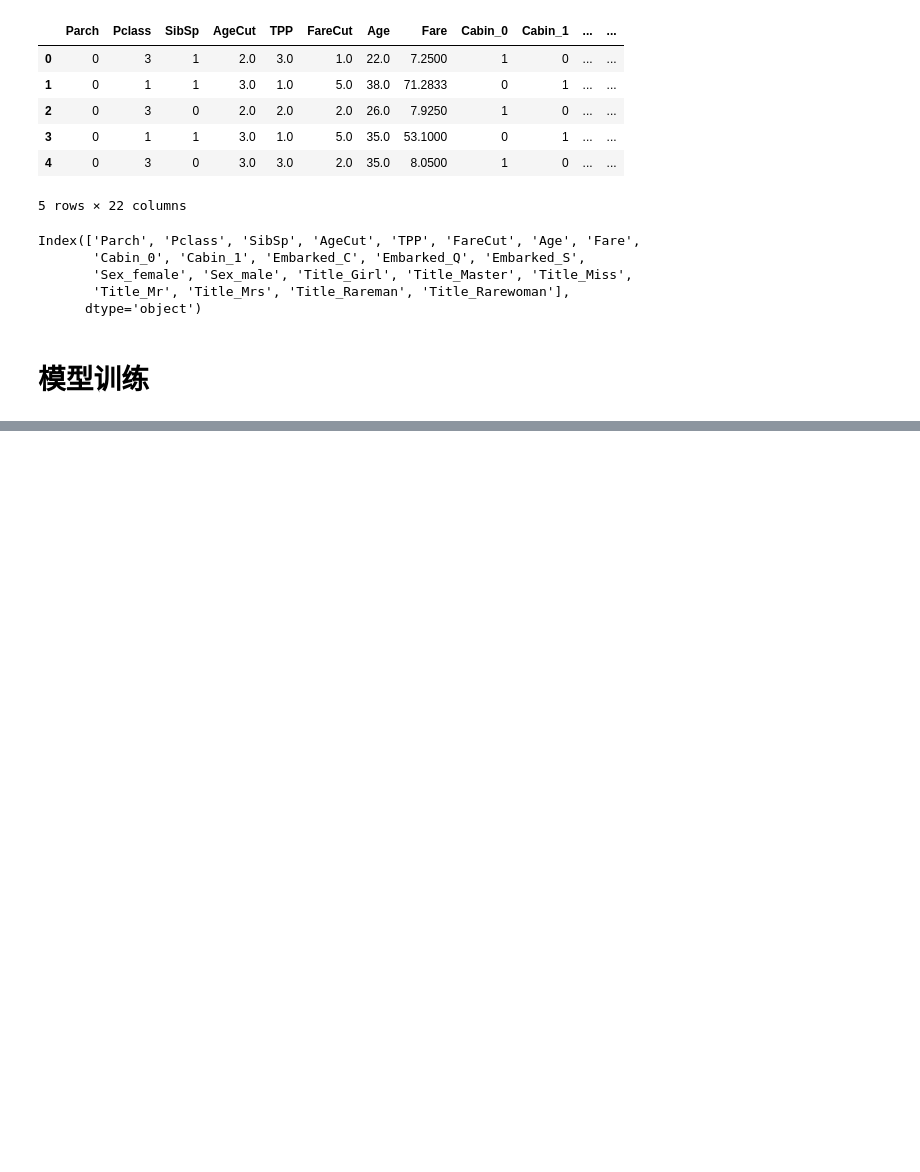
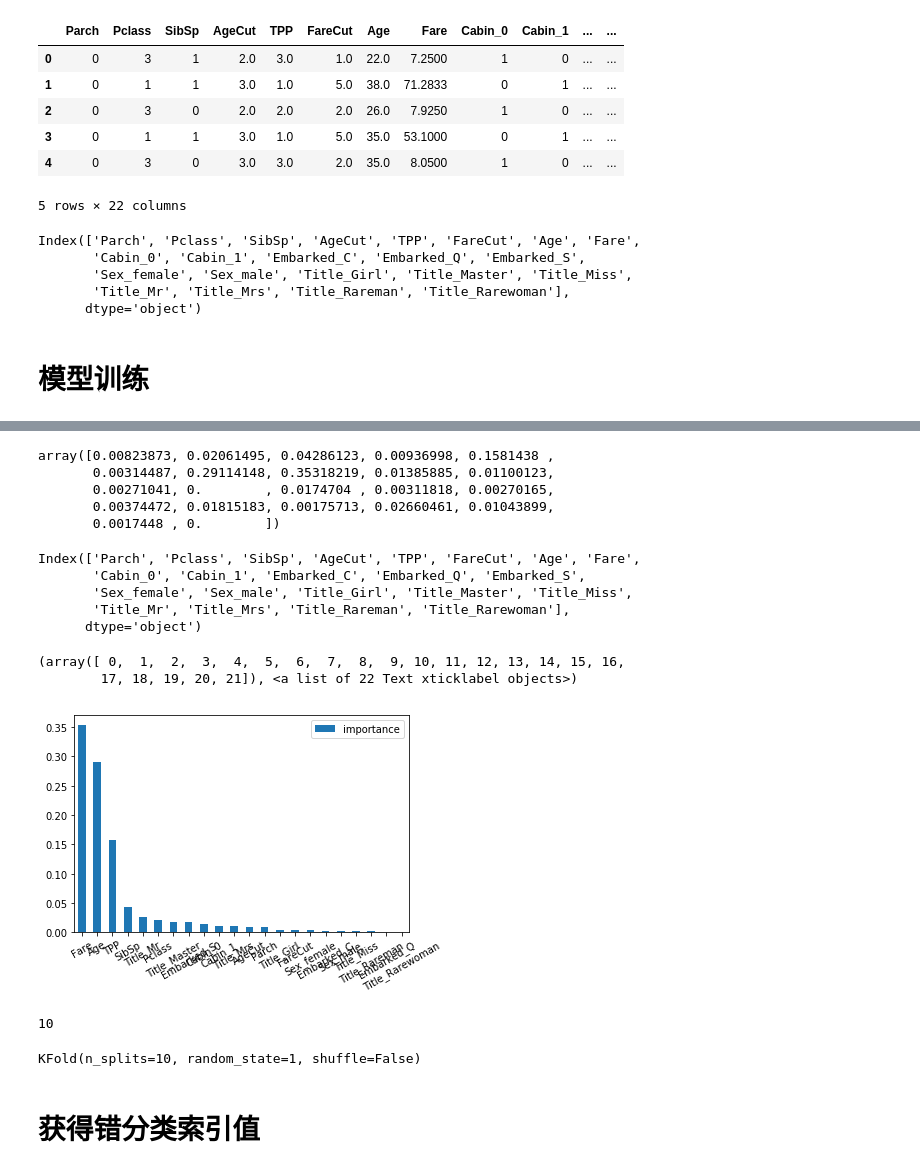
Before and after one commit to liushane/titanic, a Jupyter notebook: Untitled1.ipynb, the cells around one changed output, grey strips where cells are left out. Saved outputs shown, nothing was run; the diff lists cells and outputs as text; code cells hidden in the pictures; blank space fills up the shorter version.

```diff
--- a/Untitled1.ipynb
+++ b/Untitled1.ipynb
@@ -354,0 +394,4 @@ Index(['Parch', 'Pclass', 'SibSp', 'AgeCut', 'TPP', 'FareCut', 'Age', 'Fare',
+# %%
+X = full_dummies[:891]
+y = full.Survived[:891]
+test_X = full_dummies[891:]
@@ -354,0 +471,3 @@ Index(['Parch', 'Pclass', 'SibSp', 'AgeCut', 'TPP', 'FareCut', 'Age', 'Fare',
+# %%
+model = GradientBoostingClassifier()
+model.fit(X,y)
@@ -354,0 +483,25 @@ Index(['Parch', 'Pclass', 'SibSp', 'AgeCut', 'TPP', 'FareCut', 'Age', 'Fare',
+# %%
+model.feature_importances_
+# %% [output]
+array([0.00823873, 0.02061495, 0.04286123, 0.00936998, 0.1581438 ,
+       0.00314487, 0.29114148, 0.35318219, 0.01385885, 0.01100123,
+       0.00271041, 0.        , 0.0174704 , 0.00311818, 0.00270165,
+       0.00374472, 0.01815183, 0.00175713, 0.02660461, 0.01043899,
+       0.0017448 , 0.        ])
+# %%
+X.columns
+# %% [output]
+Index(['Parch', 'Pclass', 'SibSp', 'AgeCut', 'TPP', 'FareCut', 'Age', 'Fare',
+       'Cabin_0', 'Cabin_1', 'Embarked_C', 'Embarked_Q', 'Embarked_S',
+       'Sex_female', 'Sex_male', 'Title_Girl', 'Title_Master', 'Title_Miss',
+       'Title_Mr', 'Title_Mrs', 'Title_Rareman', 'Title_Rarewoman'],
+      dtype='object')
+# %%
+fi = pd.DataFrame({'importance':model.feature_importances_},index=X.columns)
+# %%
+fi.sort_values('importance',ascending=False).plot.bar()
+plt.xticks(rotation=30)
+# %% [output]
+(array([ 0,  1,  2,  3,  4,  5,  6,  7,  8,  9, 10, 11, 12, 13, 14, 15, 16,
+        17, 18, 19, 20, 21]), <a list of 22 Text xticklabel objects>)
+[figure, added]
@@ -354,0 +512,10 @@ Index(['Parch', 'Pclass', 'SibSp', 'AgeCut', 'TPP', 'FareCut', 'Age', 'Fare',
+# %%
+kf.get_n_splits(X)
+# %% [output]
+10
+# %%
+print(kf)
+# %% [output]
+KFold(n_splits=10, random_state=1, shuffle=False)
+# %% [markdown]
+# 获得错分类索引值
```
Also changed, not shown: parts of 39 cells of this notebook.
